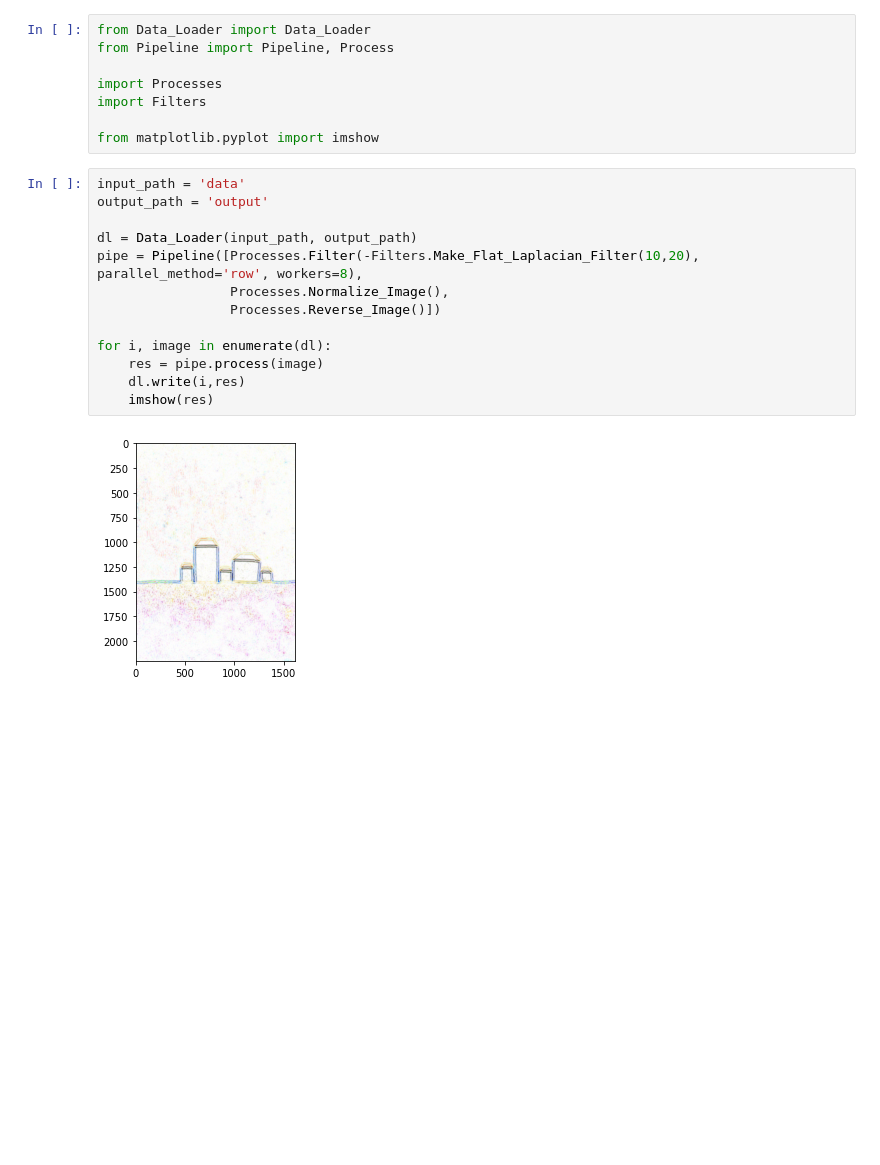
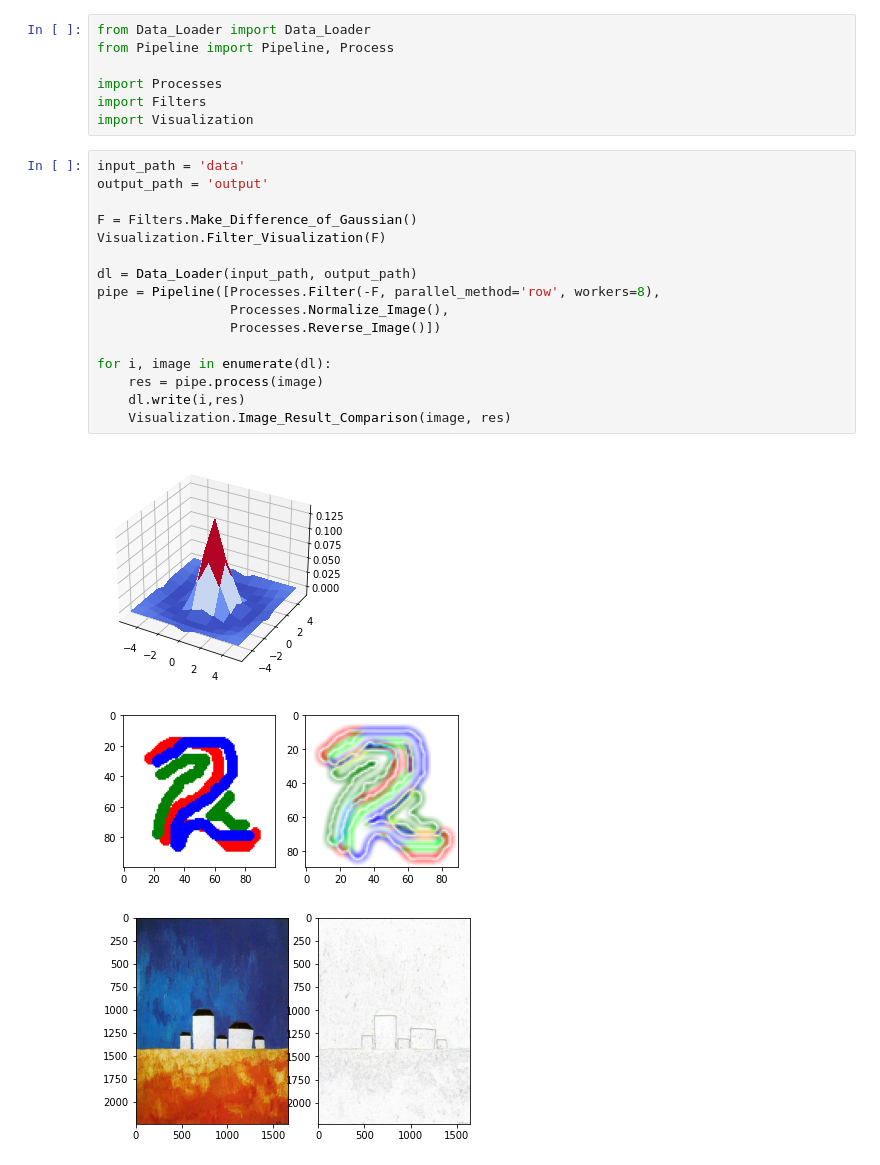
Before and after one commit to xekchansky/Color-Processing-Pipeline, a Jupyter notebook: Example.ipynb, the cells around one changed output. Saved outputs shown, nothing was run; the diff lists cells and outputs as text; blank space fills up the shorter version.

Commit message:
Gaussian added Gaussian filter added Difference of Gaussian filter added separate file with visualization logic

```diff
--- a/Example.ipynb
+++ b/Example.ipynb
@@ -4,20 +4,24 @@ from Pipeline import Pipeline, Process
 
 import Processes
 import Filters
-
-from matplotlib.pyplot import imshow
+import Visualization
 # %%
 input_path = 'data'
 output_path = 'output'
 
+F = Filters.Make_Difference_of_Gaussian()
+Visualization.Filter_Visualization(F)
+
 dl = Data_Loader(input_path, output_path)
-pipe = Pipeline([Processes.Filter(-Filters.Make_Flat_Laplacian_Filter(10,20), parallel_method='row', workers=8),
+pipe = Pipeline([Processes.Filter(-F, parallel_method='row', workers=8),
                  Processes.Normalize_Image(),
                  Processes.Reverse_Image()])
 
 for i, image in enumerate(dl):
     res = pipe.process(image)
     dl.write(i,res)
-    imshow(res)
+    Visualization.Image_Result_Comparison(image, res)
 # %% [output]
-[figure, old version]
+[figure, new version]
+[figure, added]
+[figure, added]
```
Also changed, not shown: 2 other files.
